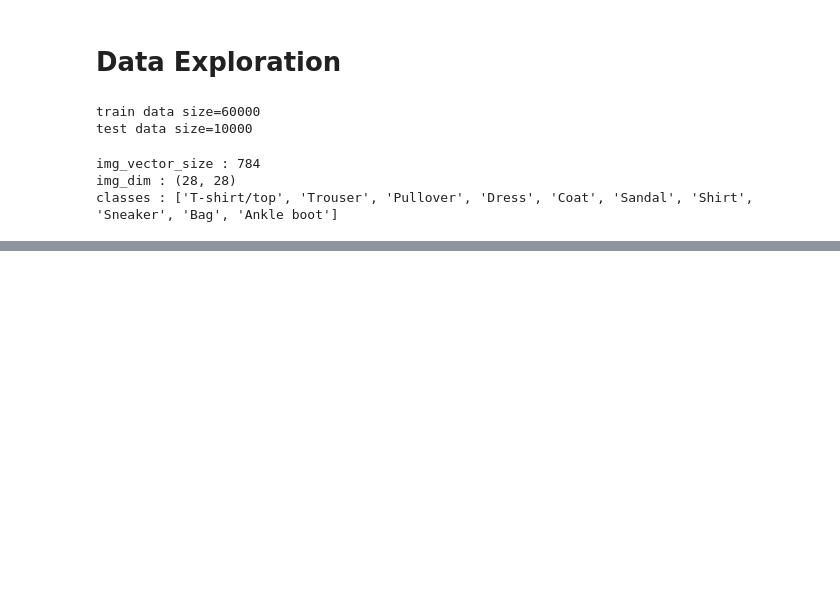
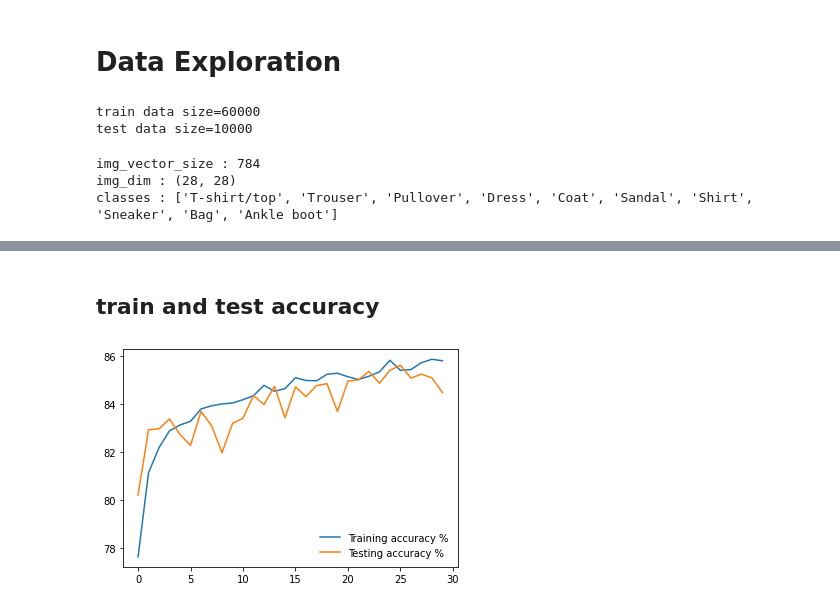
Before and after one commit to ahmedbadr97/Fashion-MNIST-NN, a Jupyter notebook: notebooks/fashion_MNIST_nn.ipynb, the cells around one changed output, grey strips where cells are left out. Saved outputs shown, nothing was run; the diff lists cells and outputs as text; code cells hidden in the pictures; blank space fills up the shorter version.

```diff
--- a/notebooks/fashion_MNIST_nn.ipynb
+++ b/notebooks/fashion_MNIST_nn.ipynb
@@ -51,0 +143,6 @@ KeyboardInterrupt:
+# %% [markdown]
+## train and test accuracy
+# %%
+visualization.plot_train_validation((train_accuracy,"Training accuracy %"),(test_accuracy,"Testing accuracy % "))
+# %% [output]
+[figure, added]
```
Also changed, not shown: parts of 18 cells of this notebook, 6 other files.
